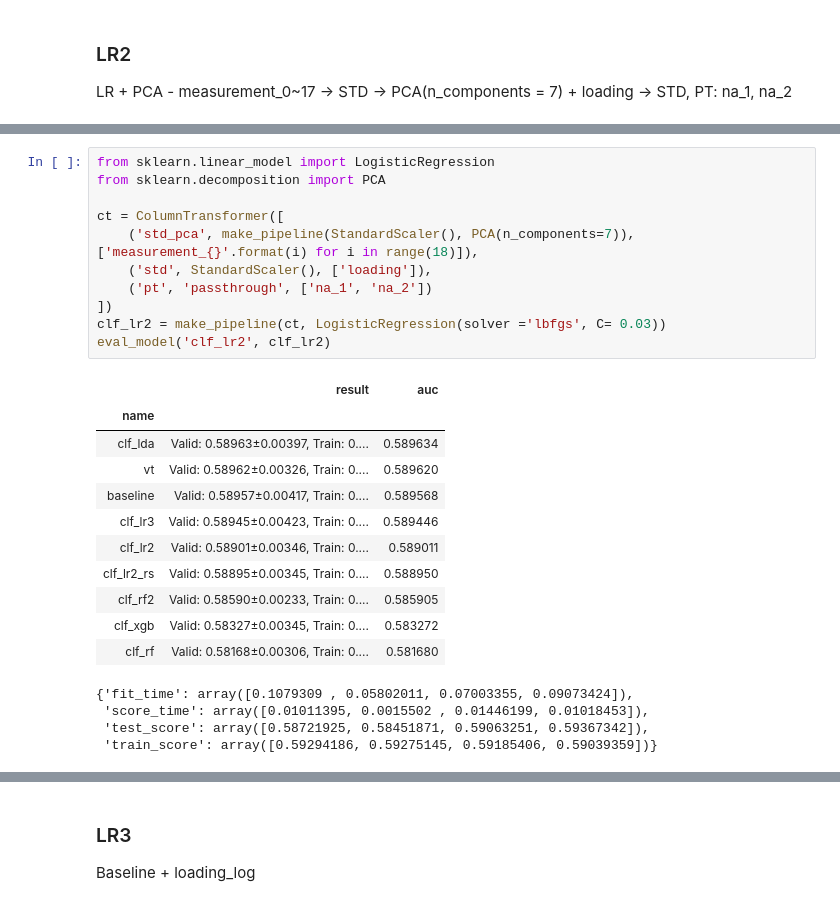
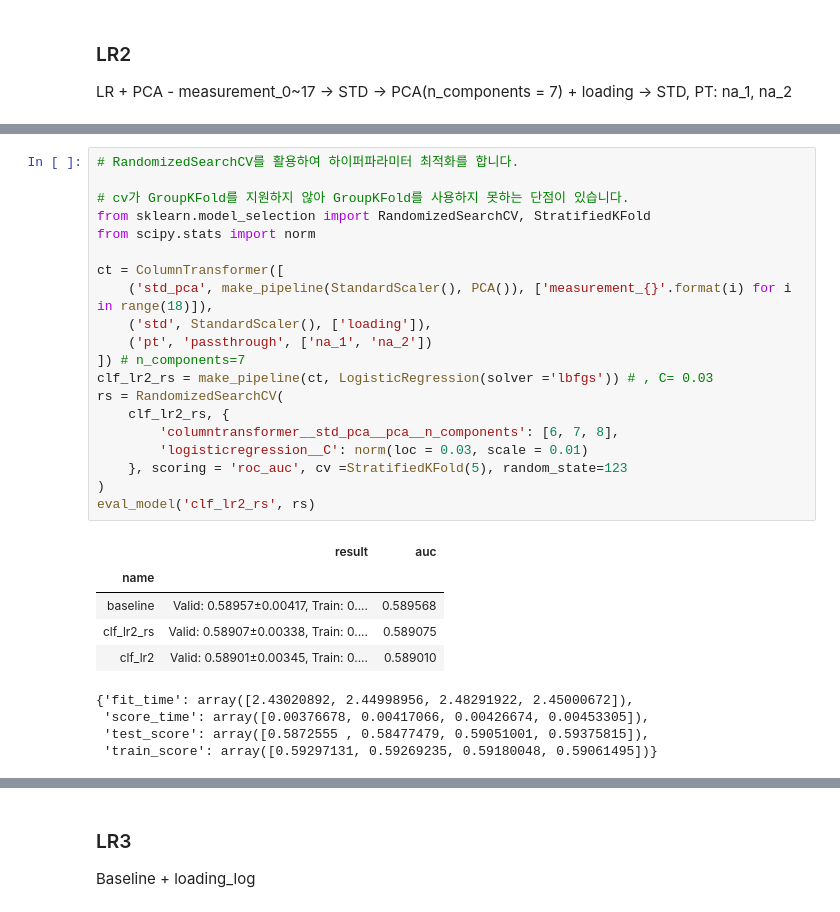
Before and after one commit to sunkusun9/DS_lv3_2509_2, a Jupyter notebook: sec_ds_lv3_prob1_kaggle.ipynb, the cells around one changed output, grey strips where cells are left out. Cells and saved outputs as stored; diff of their text form.

```diff
--- a/sec_ds_lv3_prob1_kaggle.ipynb
+++ b/sec_ds_lv3_prob1_kaggle.ipynb
@@ -379,27 +359,30 @@ eval_model('clf_lr2_rs', rs)
-# %%
-from sklearn.linear_model import LogisticRegression
-from sklearn.decomposition import PCA
-
-ct = ColumnTransformer([
-    ('std_pca', make_pipeline(StandardScaler(), PCA(n_components=7)), ['measurement_{}'.format(i) for i in range(18)]),
-    ('std', StandardScaler(), ['loading']),
-    ('pt', 'passthrough', ['na_1', 'na_2'])
-])
-clf_lr2 = make_pipeline(ct, LogisticRegression(solver ='lbfgs', C= 0.03))
-eval_model('clf_lr2', clf_lr2)
-# %% [output]
-|  | result | auc |
-| name |  |  |
-| clf_lda | Valid: 0.58963±0.00397, Train: 0.... | 0.589634 |
-| vt | Valid: 0.58962±0.00326, Train: 0.... | 0.589620 |
-| baseline | Valid: 0.58957±0.00417, Train: 0.... | 0.589568 |
-| clf_lr3 | Valid: 0.58945±0.00423, Train: 0.... | 0.589446 |
-| clf_lr2 | Valid: 0.58901±0.00346, Train: 0.... | 0.589011 |
-| clf_lr2_rs | Valid: 0.58895±0.00345, Train: 0.... | 0.588950 |
-| clf_rf2 | Valid: 0.58590±0.00233, Train: 0.... | 0.585905 |
-| clf_xgb | Valid: 0.58327±0.00345, Train: 0.... | 0.583272 |
-| clf_rf | Valid: 0.58168±0.00306, Train: 0.... | 0.581680 |
-{'fit_time': array([0.1079309 , 0.05802011, 0.07003355, 0.09073424]),
- 'score_time': array([0.01011395, 0.0015502 , 0.01446199, 0.01018453]),
- 'test_score': array([0.58721925, 0.58451871, 0.59063251, 0.59367342]),
- 'train_score': array([0.59294186, 0.59275145, 0.59185406, 0.59039359])}
+# %%
+# RandomizedSearchCV를 활용하여 하이퍼파라미터 최적화를 합니다.
+
+# cv가 GroupKFold를 지원하지 않아 GroupKFold를 사용하지 못하는 단점이 있습니다.
+from sklearn.model_selection import RandomizedSearchCV, StratifiedKFold
+from scipy.stats import norm
+
+ct = ColumnTransformer([
+    ('std_pca', make_pipeline(StandardScaler(), PCA()), ['measurement_{}'.format(i) for i in range(18)]),
+    ('std', StandardScaler(), ['loading']),
+    ('pt', 'passthrough', ['na_1', 'na_2'])
+]) # n_components=7
+clf_lr2_rs = make_pipeline(ct, LogisticRegression(solver ='lbfgs')) # , C= 0.03
+rs = RandomizedSearchCV(
+    clf_lr2_rs, {
+        'columntransformer__std_pca__pca__n_components': [6, 7, 8],
+        'logisticregression__C': norm(loc = 0.03, scale = 0.01)
+    }, scoring = 'roc_auc', cv =StratifiedKFold(5), random_state=123
+)
+eval_model('clf_lr2_rs', rs)
+# %% [output]
+|  | result | auc |
+| name |  |  |
+| baseline | Valid: 0.58957±0.00417, Train: 0.... | 0.589568 |
+| clf_lr2_rs | Valid: 0.58907±0.00338, Train: 0.... | 0.589075 |
+| clf_lr2 | Valid: 0.58901±0.00345, Train: 0.... | 0.589010 |
+{'fit_time': array([2.43020892, 2.44998956, 2.48291922, 2.45000672]),
+ 'score_time': array([0.00376678, 0.00417066, 0.00426674, 0.00453305]),
+ 'test_score': array([0.5872555 , 0.58477479, 0.59051001, 0.59375815]),
+ 'train_score': array([0.59297131, 0.59269235, 0.59180048, 0.59061495])}
```
Also changed, not shown: parts of 56 cells of this notebook.
